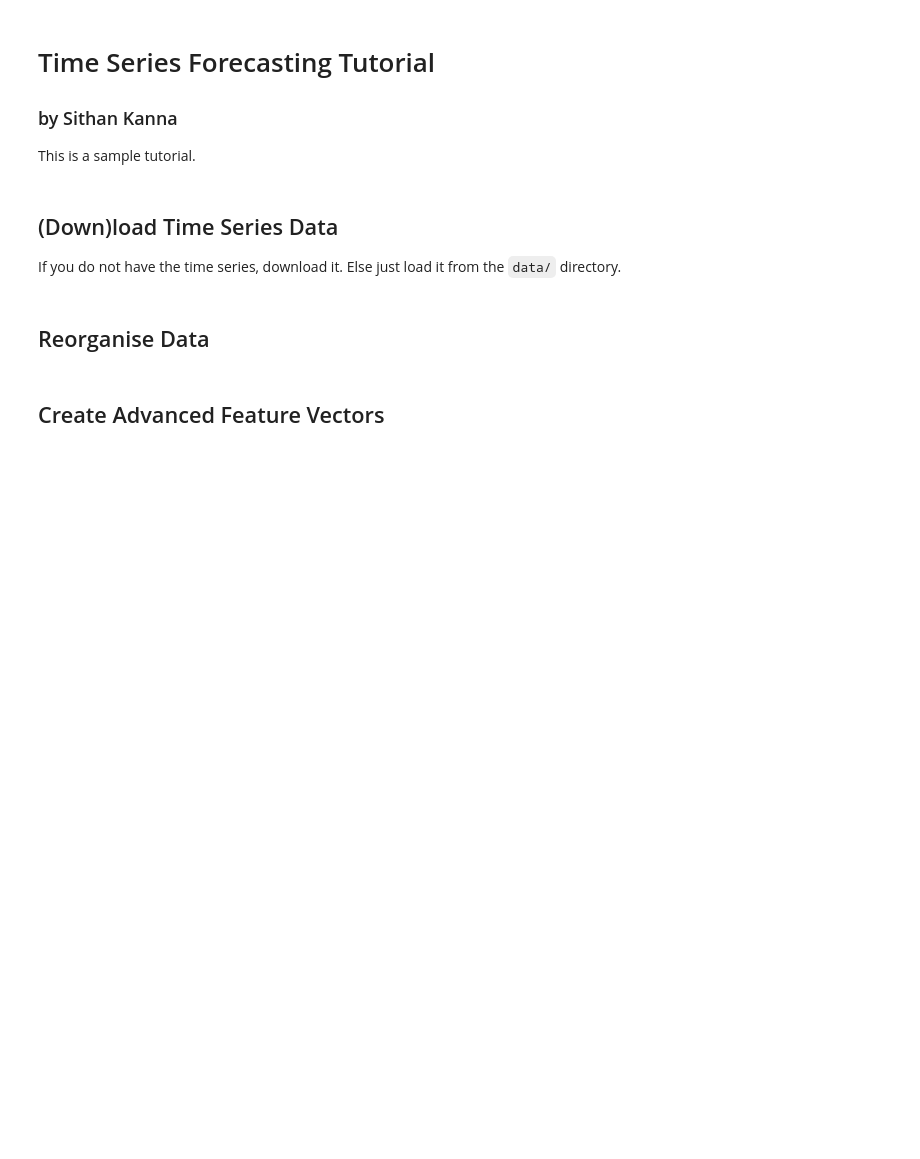
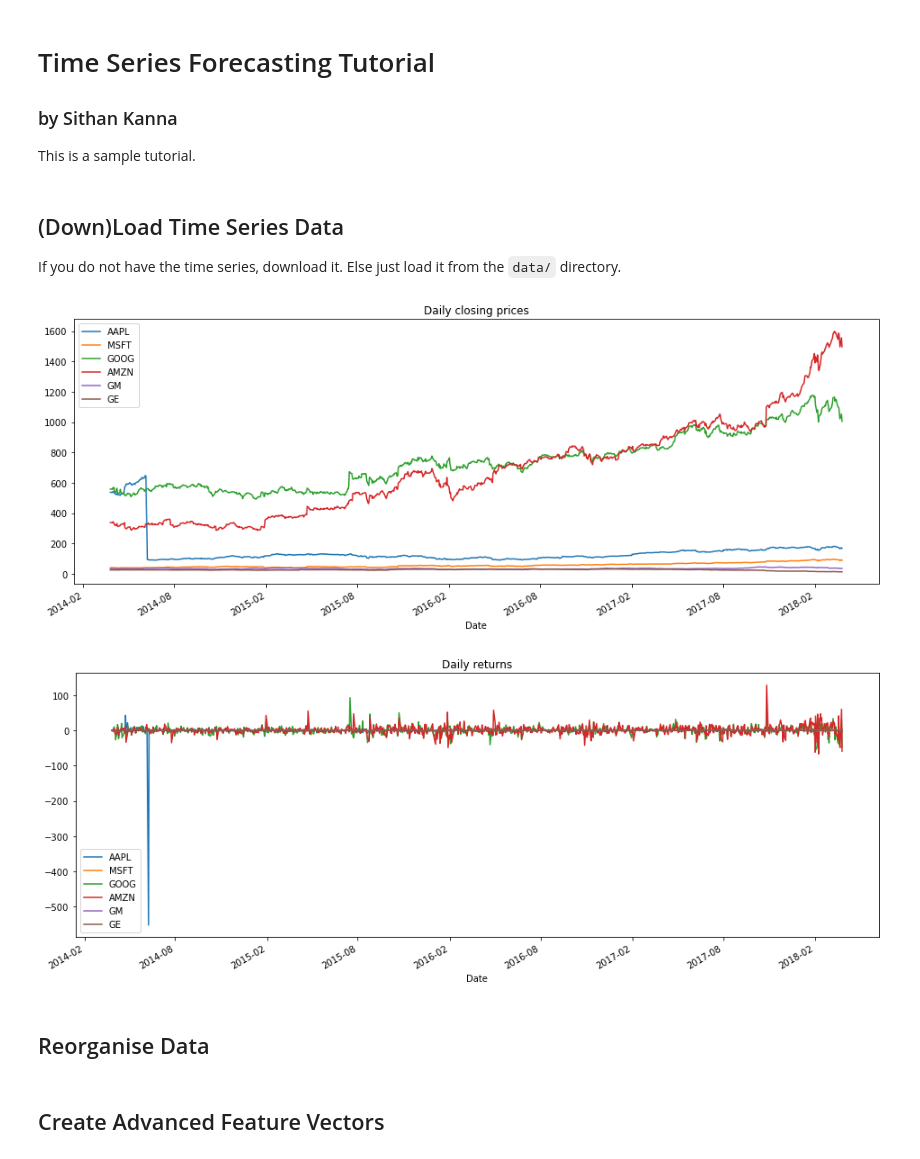
Before and after one commit to sithankanna/ML2, a Jupyter notebook: TimeSeries_Tutorial.ipynb, the cells around one changed output. Cells and saved outputs as stored; diff of their text form; code cells hidden in the pictures; blank space fills up the shorter version.

Commit message:
Added visualisation.

```diff
--- a/TimeSeries_Tutorial.ipynb
+++ b/TimeSeries_Tutorial.ipynb
@@ -13,9 +13,9 @@ import quandl
 
 # Plotting parameters
 import matplotlib.pyplot as plt
-plt.rcParams["figure.figsize"] = (16,3)
+plt.rcParams["figure.figsize"] = (16,6)
 # %% [markdown]
-## (Down)load Time Series Data
+## (Down)Load Time Series Data
 
 If you do not have the time series, download it. Else just load it from the `data/` directory.
 # %%
@@ -47,3 +45,13 @@ df_price = pd.read_pickle('data/df_price.pickle')
+# %%
+# Visualise Data
+df_price.plot(title="Daily closing prices")
+plt.show()
+
+df_price.diff().plot(title="Daily returns")
+plt.show()
+# %% [output]
+[figure, added]
+[figure, added]
 # %% [markdown]
 ## Reorganise Data
 # %% [markdown]
```
Also changed, not shown: parts of 2 cells of this notebook.
